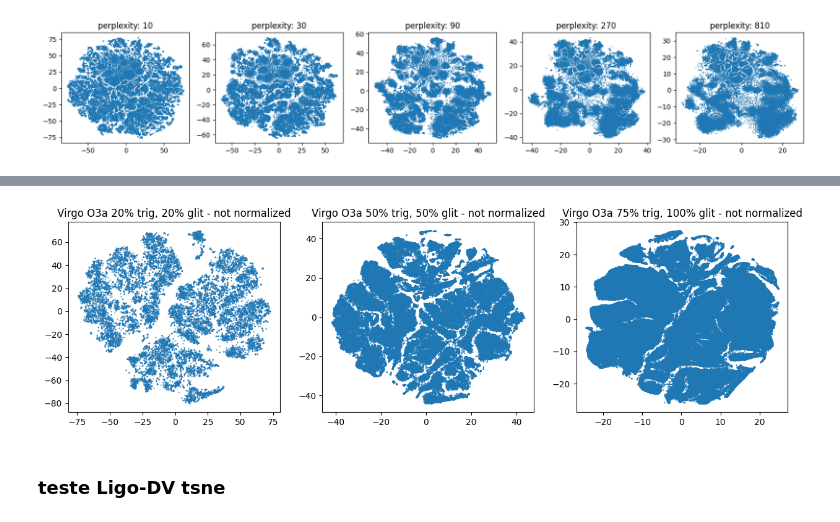
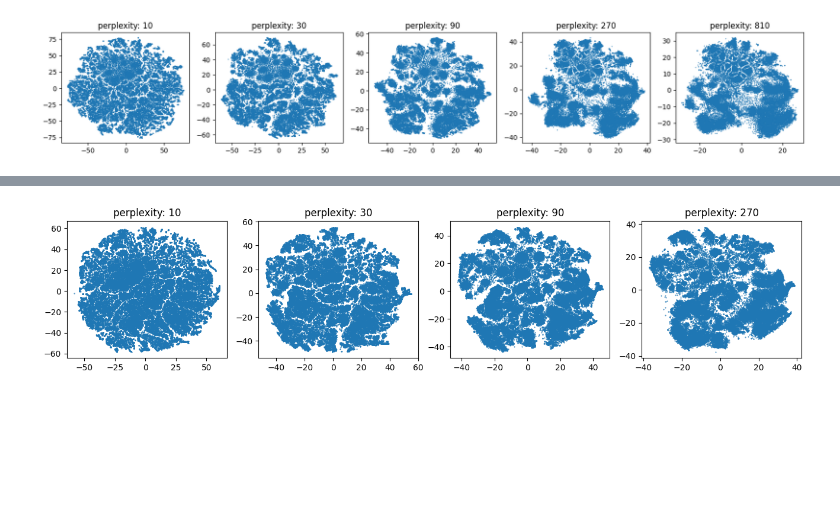
Before and after one commit to physerikc/gravitational-waves, a Jupyter notebook: tSNE_Virgo_O3a_2.ipynb, the cells around one changed output, grey strips where cells are left out. Drawn from its saved outputs; the diff is of its cells as text; code cells hidden in the pictures; blank space fills up the shorter version.

```diff
--- a/tSNE_Virgo_O3a_2.ipynb
+++ b/tSNE_Virgo_O3a_2.ipynb
@@ -610,17 +629,16 @@ dataff = pd.read_csv('')
-# %%
-fig, axs = plt.subplots(1, 3, figsize=(15, 4))
-
-axs[0].set_title(f'Virgo O3a 20% trig, 20% glit - not normalized')
-axs[0].scatter(proj[:,0], proj[:,1], s=0.2)
-
-axs[1].set_title(f'Virgo O3a 50% trig, 50% glit - not normalized')
-axs[1].scatter(proj2[:,0], proj2[:,1], s=0.2)
-
-axs[2].set_title(f'Virgo O3a 75% trig, 100% glit - not normalized')
-axs[2].scatter(proj3[:,0], proj3[:,1], s=0.2)
-
-plt.show()
-# %% [output]
-[figure, removed]
-# %% [markdown]
-### teste Ligo-DV tsne
+# %%
+pxs = [10, 30, 90, 270]
+fig, axs = plt.subplots(1, len(pxs), figsize=(4*len(pxs), 3))
+
+for i, p in enumerate(pxs):
+
+    tsne = TSNE(n_components=2, perplexity=p, n_jobs=-1, learning_rate=200, max_iter=1000, metric="euclidean", random_state=0)
+    proj = tsne.fit_transform(np.array(final_vecs))
+    # proj_df = pd.DataFrame(proj, columns=['x axis', 'y axis'])
+
+    axs[i].set_title(f'perplexity: {p}')
+    axs[i].scatter(proj[:,0], proj[:,1], s=0.2)
+
+plt.show()
+# %% [output]
+[figure, added]
```
Also changed, not shown: parts of 33 cells of this notebook.
